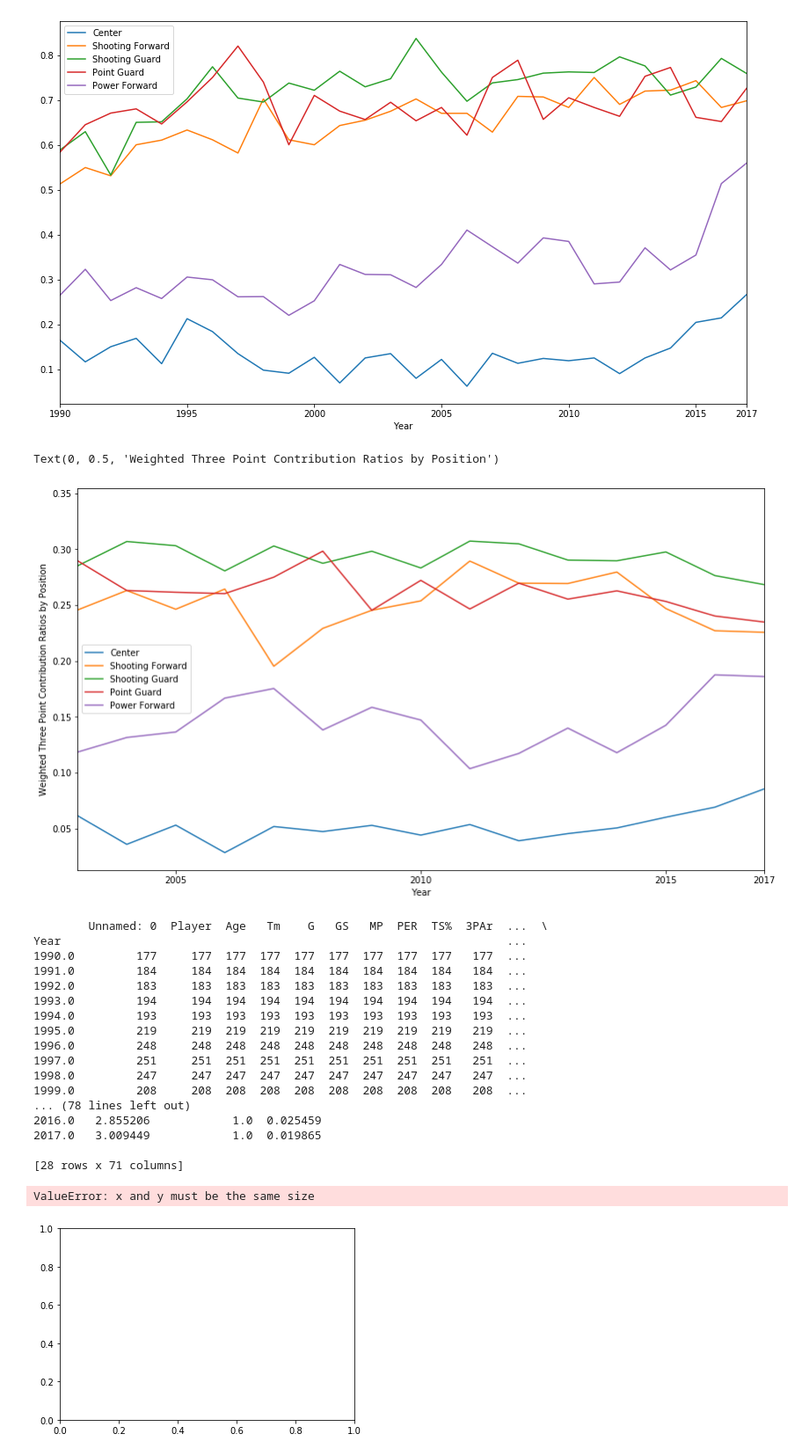
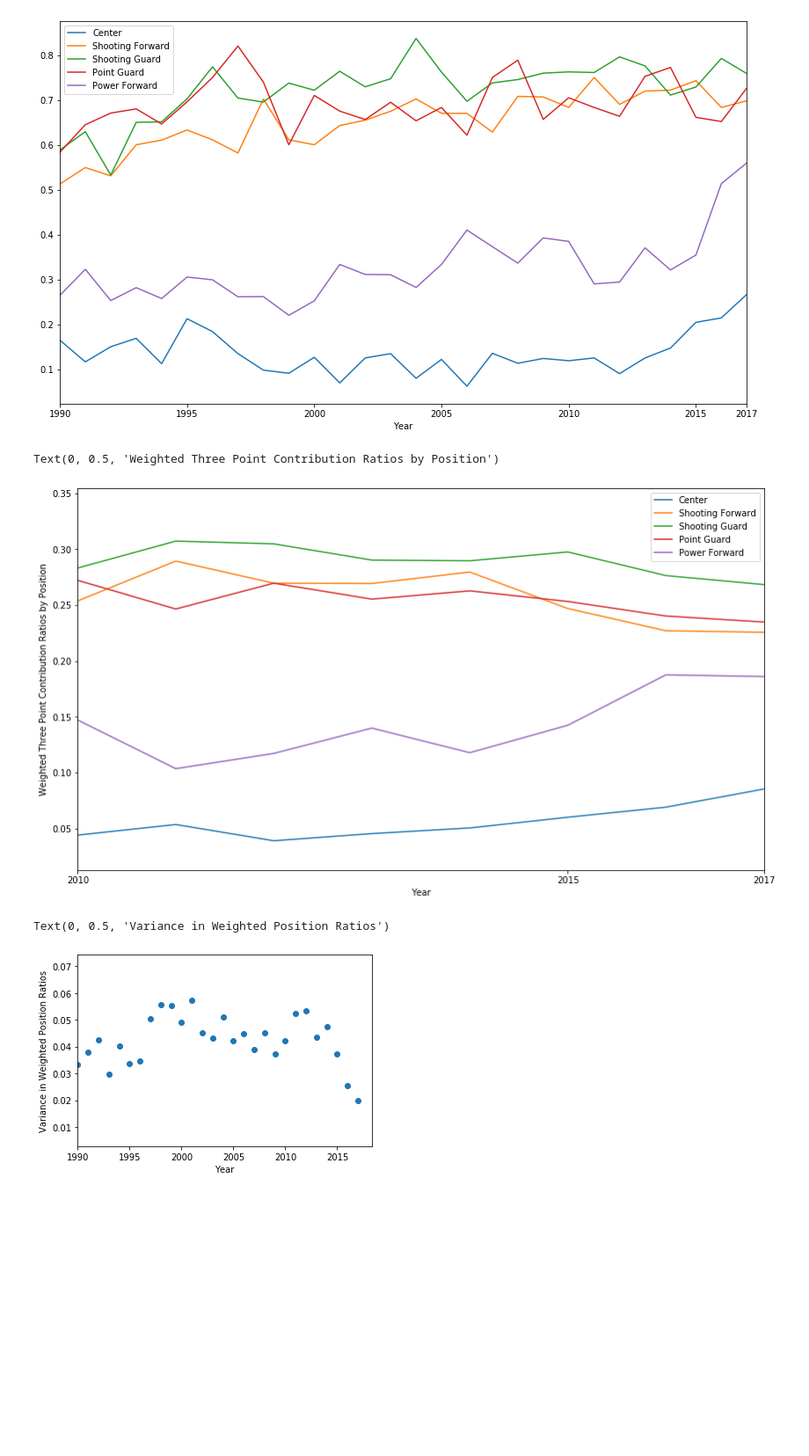
Before and after one commit to chanafin/threepointproject, a Jupyter notebook: PROJECT 1/NBA_project_3PT_Analysis_by_Position.ipynb, the cells around one changed output. Shown: that part at 88% size. Drawn from its saved outputs; the diff is of its cells as text; code cells hidden in the pictures; blank space fills up the shorter version.

Commit message:
Updated 3Pt Data and Visualizations CJM 5/13

```diff
--- a/PROJECT 1/NBA_project_3PT_Analysis_by_Position.ipynb
+++ b/PROJECT 1/NBA_project_3PT_Analysis_by_Position.ipynb
@@ -72,6 +58,7 @@ nba
 # %%
-years = nba.groupby(['Year']).mean()
+#3P5 per year calculations
+threes_year = nba.loc[nba['3PA'] != 0]
+years = threes_year.groupby(['Year']).mean()
 shooting = years[['3P%']].rename(columns = {'3P%': '3P% Yr Avg'})
 shooting.plot(kind = 'line')
-shooting.head()
 # %% [output]
@@ -155,0 +190,23 @@ print(cor)
+# %%
+#The Lima Bean (3PA rate effects on game pace per team per year)
+
+nba['Playoffs'] = nba['Playoffs'].fillna('No Playoffs')
+champ = []
+for result in nba['Playoffs']:
+    if result == 'Won Finals':
+        champ.append(True)
+    else:
+        champ.append(False)
+nba['Champion'] = champ
+threes_pace = nba.groupby(['Year','Tm']).mean()[['FGA','3PA','Pace','Champion']]
+champs_pace = threes_pace.loc[threes_pace['Champion'] == True]
+attempts_percentage_pace = threes_pace['3PA']/threes_pace['FGA']
+champs_percentage_pace = champs_pace['3PA']/champs_pace['FGA']
+pace = threes_pace['Pace']
+ch_pace = champs_pace['Pace']
+plt.scatter(attempts_percentage_pace, pace, label = 'Annual Team Average')
+plt.scatter(champs_percentage_pace, ch_pace, color = 'r', label = 'Champion Team Average')
+plt.legend()
+plt.title('Effect of Three Point Attempt Rate\non Team Pace')
+plt.xlabel('Three Point Attempts / Total Attempts')
+plt.ylabel('Team Pace (points per game)')
@@ -156,15 +283,11 @@ print(cor)
 # %%
+#DOES NOT USE THE 3P%... UNSURE IF THINGS AFTER THIS LINE ARE ACCURATE
+
 #create column in nba that adds that years avg shooting value to each row
 nba_new = pd.merge(nba, shooting, on = ['Year'], how = 'left')
-
 nba_above_avg = nba_new.loc[nba_new['3P%'] >= nba_new['3P% Yr Avg']]
 nba_above_avg_short = nba_above_avg.loc[(nba_above_avg['Year'] == 1990) | (nba_above_avg['Year'] == 1995) | (nba_above_avg['Year'] == 2000) | (nba_above_avg['Year'] == 2005) |
                                   (nba_above_avg['Year'] == 2010) | (nba_above_avg['Year'] == 2015) | (nba_above_avg['Year'] == 2017)]
-
-above_avg = nba_above_avg.groupby(['Year','Pos'])
-print(above_avg['3P%'])
+above_avg = nba_above_avg.groupby(['Year','Pos']).count()
 above_avg['Pos Ratio'] = (above_avg['3P%']) / (nba_new.groupby(['Year', 'Pos']).count()['Player'])
 above_avg['Wgt Pos Ratio'] = (above_avg['Player']) / (nba_above_avg.groupby(['Year']).count()['Player'])
-print(above_avg.head())
-print(nba_new['Player'].count())
-#print(nba_above_avg.groupby(['Year']).count()['Player'])
@@ -188,38 +308,20 @@ above_avg.xs('SG', level = 1)['Wgt Pos Ratio'].plot(label = 'Shooting Guard')
 above_avg.xs('PG', level = 1)['Wgt Pos Ratio'].plot(label = 'Point Guard')
 above_avg.xs('PF', level = 1)['Wgt Pos Ratio'].plot(label = 'Power Forward')
 plt.legend()
-plt.xlim(2003)
+plt.xlim(2010)
 plt.ylabel('Weighted Three Point Contribution Ratios by Position')
 # %% [output]
 Text(0, 0.5, 'Weighted Three Point Contribution Ratios by Position')
-[figure, old version]
+[figure, new version]
 # %%
 pos_num = 5
 ideal_ratio = 1/pos_num
 above_avg['Wgt Var'] = ((above_avg['Wgt Pos Ratio']-ideal_ratio)**2)
-pos_var = above_avg.groupby(level=0).sum()#['Wgt Var']
-print(pos_var)
+pos_var = above_avg.groupby(level=0).sum()['Wgt Var']
 plt.scatter(pos_var.index, pos_var)
 plt.xlabel('Year')
 plt.xlim(1990)
 plt.ylabel('Variance in Weighted Position Ratios')
 # %% [output]
-        Unnamed: 0  Player  Age   Tm    G   GS   MP  PER  TS%  3PAr  ...  \
-Year                                                                 ...
-1990.0         177     177  177  177  177  177  177  177  177   177  ...
-1991.0         184     184  184  184  184  184  184  184  184   184  ...
-1992.0         183     183  183  183  183  183  183  183  183   183  ...
-1993.0         194     194  194  194  194  194  194  194  194   194  ...
-1994.0         193     193  193  193  193  193  193  193  193   193  ...
-1995.0         219     219  219  219  219  219  219  219  219   219  ...
-1996.0         248     248  248  248  248  248  248  248  248   248  ...
-1997.0         251     251  251  251  251  251  251  251  251   251  ...
-1998.0         247     247  247  247  247  247  247  247  247   247  ...
-1999.0         208     208  208  208  208  208  208  208  208   208  ...
-... (78 lines left out)
-2016.0   2.855206            1.0  0.025459
-2017.0   3.009449            1.0  0.019865
-
-[28 rows x 71 columns]
+Text(0, 0.5, 'Variance in Weighted Position Ratios')
-ValueError: x and y must be the same size
-[figure, old version]
+[figure, new version]
```
Also changed, not shown: parts of 19 cells of this notebook, 2 other files.
